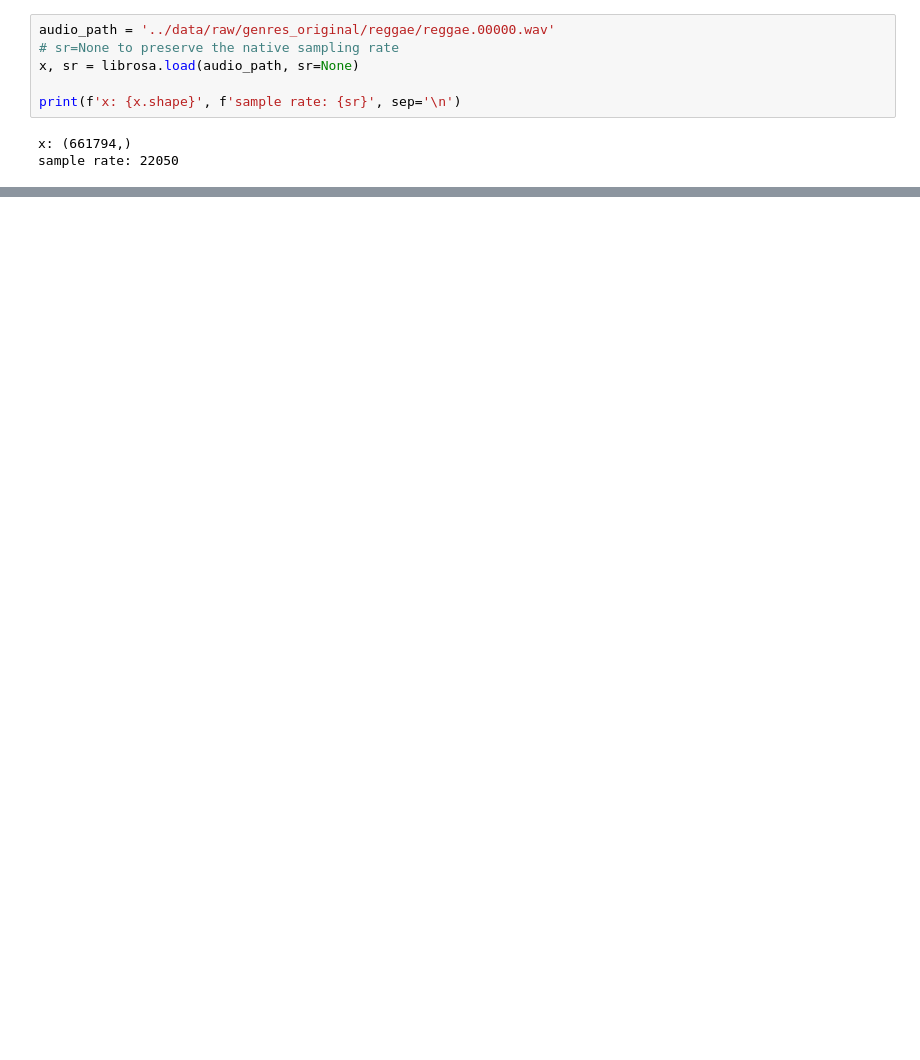
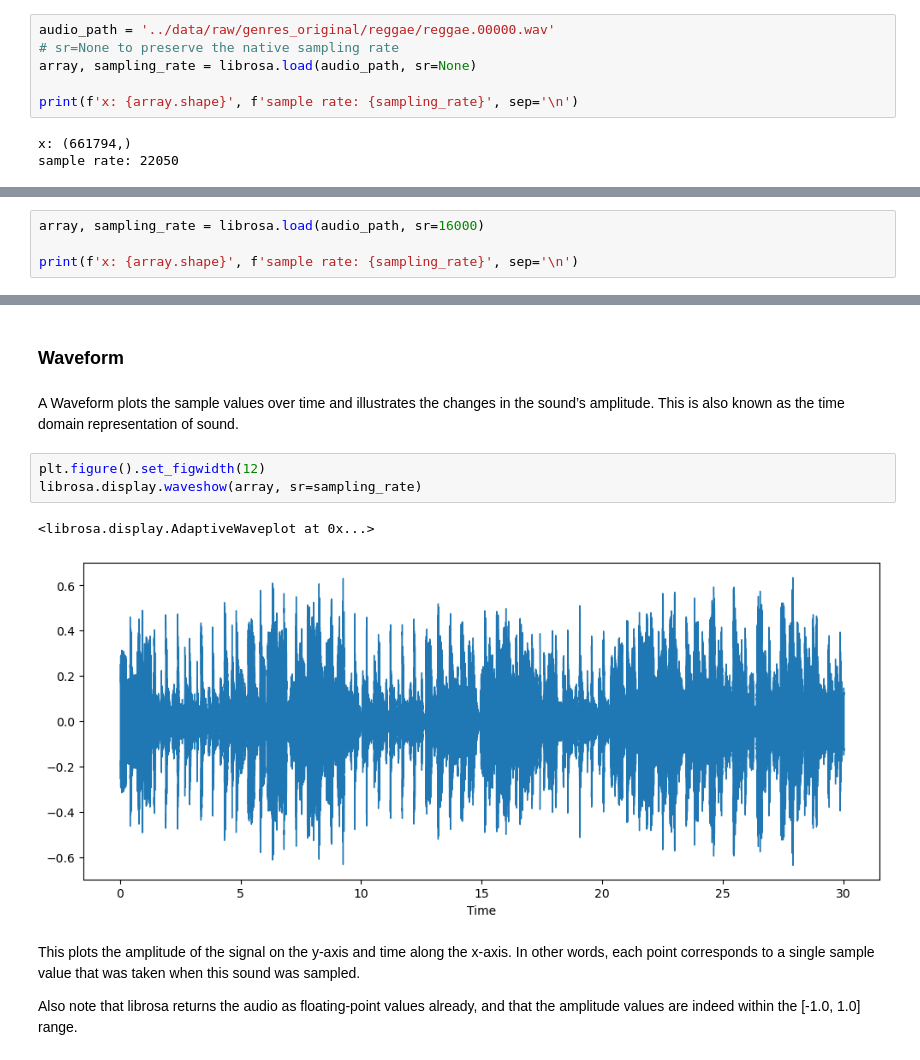
Before and after one commit to davidmayal23/music-genre-classification, a Jupyter notebook: notebooks/data_preprocessing.ipynb, the cells around one changed output, grey strips where cells are left out. Saved outputs shown, nothing was run; the diff lists cells and outputs as text; blank space fills up the shorter version.

Commit message:
Added Waveform visualization

```diff
--- a/notebooks/data_preprocessing.ipynb
+++ b/notebooks/data_preprocessing.ipynb
@@ -20,9 +20,9 @@ import os
 # %%
 audio_path = '../data/raw/genres_original/reggae/reggae.00000.wav'
 # sr=None to preserve the native sampling rate
-x, sr = librosa.load(audio_path, sr=None)
+array, sampling_rate = librosa.load(audio_path, sr=None)
 
-print(f'x: {x.shape}', f'sample rate: {sr}', sep='\n')
+print(f'x: {array.shape}', f'sample rate: {sampling_rate}', sep='\n')
 # %% [output]
 x: (661794,)
 sample rate: 22050
@@ -30,0 +33,4 @@ This returns an audio time series as a numpy array with a default sampling rate(
+# %%
+array, sampling_rate = librosa.load(audio_path, sr=16000)
+
+print(f'x: {array.shape}', f'sample rate: {sampling_rate}', sep='\n')
@@ -35,0 +68,14 @@ ipd.Audio(audio_path)
+# %% [markdown]
+### **Waveform**
+# %% [markdown]
+A Waveform plots the sample values over time and illustrates the changes in the sound’s amplitude. This is also known as the time domain representation of sound.
+# %%
+plt.figure().set_figwidth(12)
+librosa.display.waveshow(array, sr=sampling_rate)
+# %% [output]
+<librosa.display.AdaptiveWaveplot at 0x...>
+[figure, added]
+# %% [markdown]
+This plots the amplitude of the signal on the y-axis and time along the x-axis. In other words, each point corresponds to a single sample value that was taken when this sound was sampled.
+
+Also note that librosa returns the audio as floating-point values already, and that the amplitude values are indeed within the [-1.0, 1.0] range.
```
Also changed, not shown: parts of 8 cells of this notebook.
